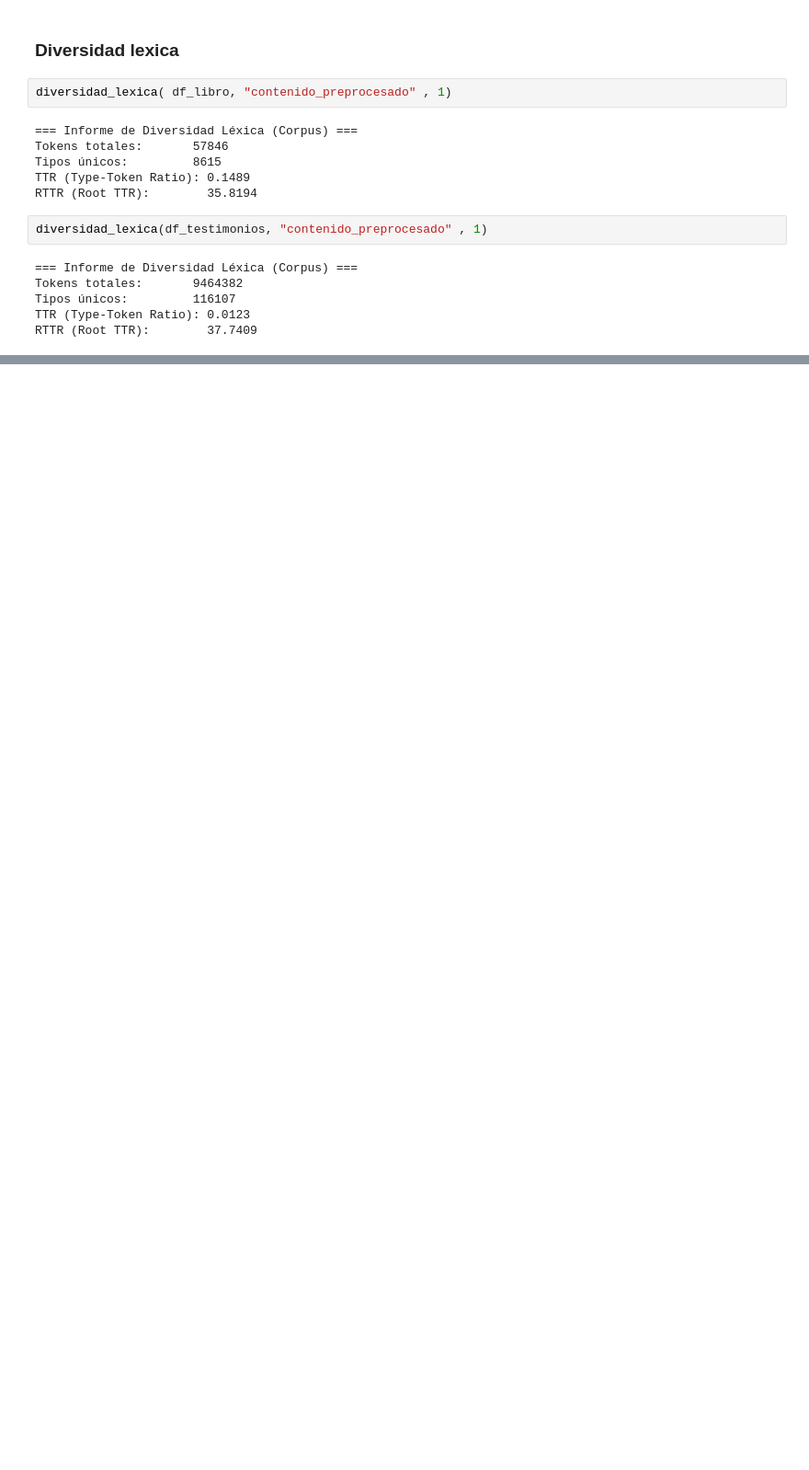
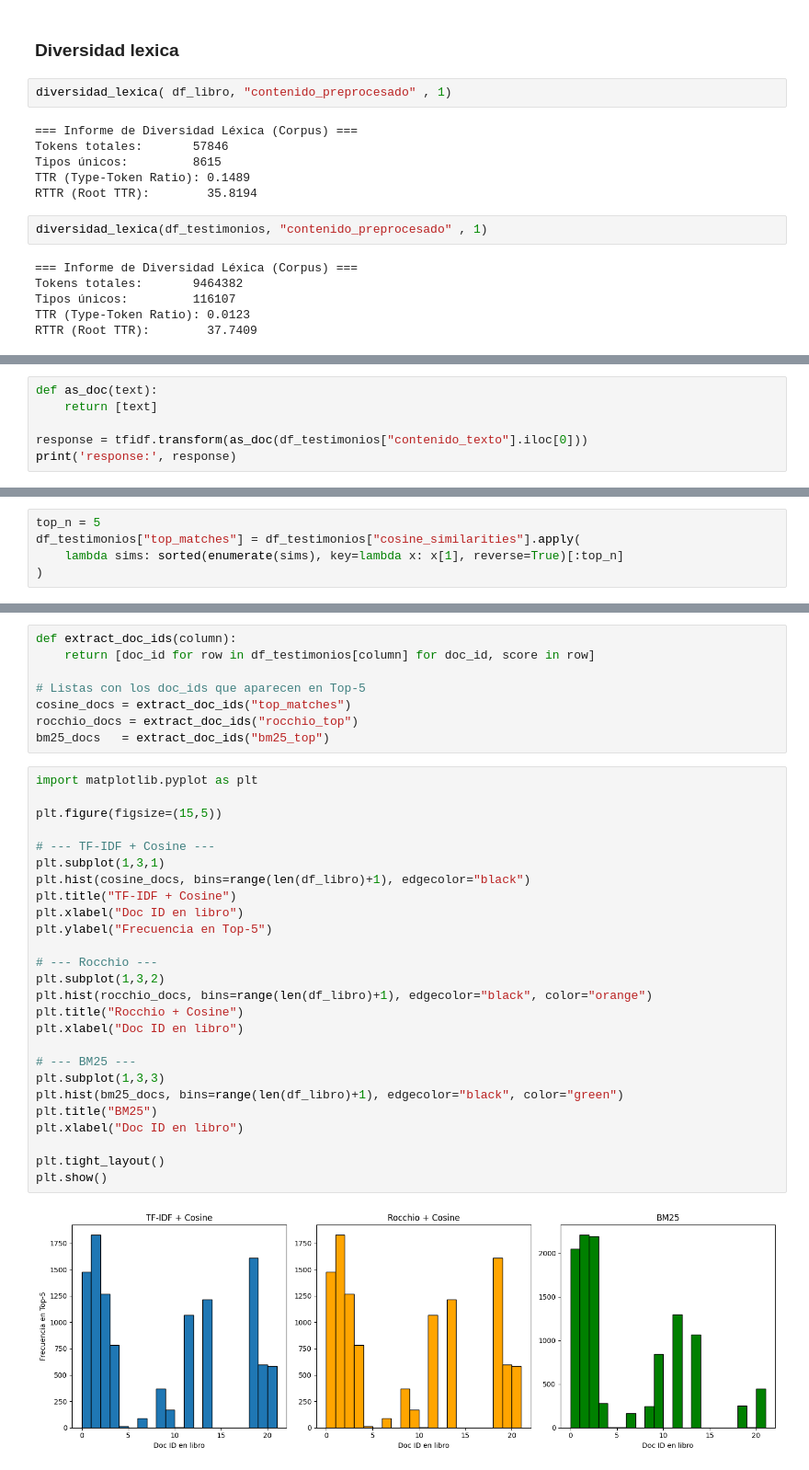
Before and after one commit to CristianCardozoAmin/procesamiento_lenguaje_natural_javer, a Jupyter notebook: taller_ir/notebooks/main_pipeline.ipynb, the cells around one changed output, grey strips where cells are left out. Shown at 92% size. Saved outputs shown, nothing was run; the diff lists cells and outputs as text; blank space fills up the shorter version.

```diff
--- a/taller_ir/notebooks/main_pipeline.ipynb
+++ b/taller_ir/notebooks/main_pipeline.ipynb
@@ -308,0 +402,6 @@ RTTR (Root TTR):        37.7409
+# %%
+def as_doc(text):
+    return [text]
+
+response = tfidf.transform(as_doc(df_testimonios["contenido_texto"].iloc[0]))
+print('response:', response)
@@ -308,0 +455,5 @@ RTTR (Root TTR):        37.7409
+# %%
+top_n = 5
+df_testimonios["top_matches"] = df_testimonios["cosine_similarities"].apply(
+    lambda sims: sorted(enumerate(sims), key=lambda x: x[1], reverse=True)[:top_n]
+)
@@ -308,0 +696,36 @@ RTTR (Root TTR):        37.7409
+# %%
+def extract_doc_ids(column):
+    return [doc_id for row in df_testimonios[column] for doc_id, score in row]
+
+# Listas con los doc_ids que aparecen en Top-5
+cosine_docs = extract_doc_ids("top_matches")
+rocchio_docs = extract_doc_ids("rocchio_top")
+bm25_docs   = extract_doc_ids("bm25_top")
+# %%
+import matplotlib.pyplot as plt
+
+plt.figure(figsize=(15,5))
+
+# --- TF-IDF + Cosine ---
+plt.subplot(1,3,1)
+plt.hist(cosine_docs, bins=range(len(df_libro)+1), edgecolor="black")
+plt.title("TF-IDF + Cosine")
+plt.xlabel("Doc ID en libro")
+plt.ylabel("Frecuencia en Top-5")
+
+# --- Rocchio ---
+plt.subplot(1,3,2)
+plt.hist(rocchio_docs, bins=range(len(df_libro)+1), edgecolor="black", color="orange")
+plt.title("Rocchio + Cosine")
+plt.xlabel("Doc ID en libro")
+
+# --- BM25 ---
+plt.subplot(1,3,3)
+plt.hist(bm25_docs, bins=range(len(df_libro)+1), edgecolor="black", color="green")
+plt.title("BM25")
+plt.xlabel("Doc ID en libro")
+
+plt.tight_layout()
+plt.show()
+# %% [output]
+[figure, added]
```
Also changed, not shown: parts of 38 cells of this notebook, 2 other files.
